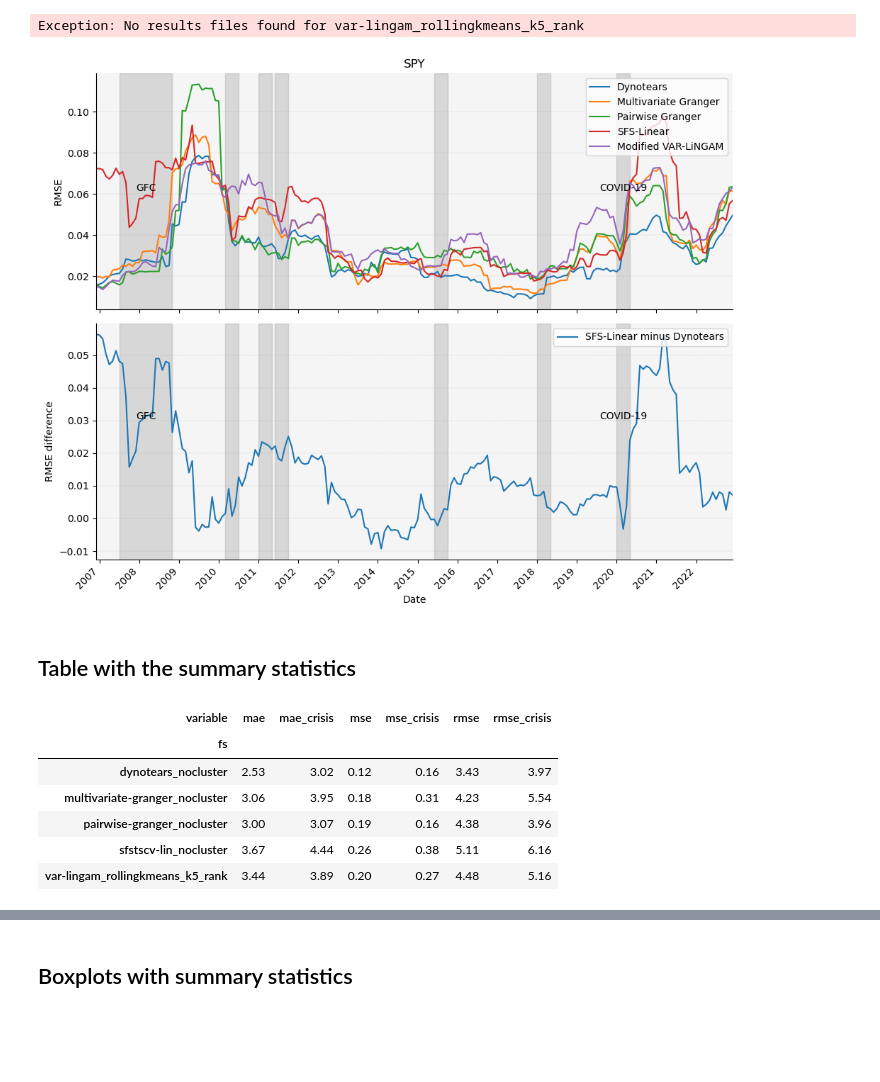
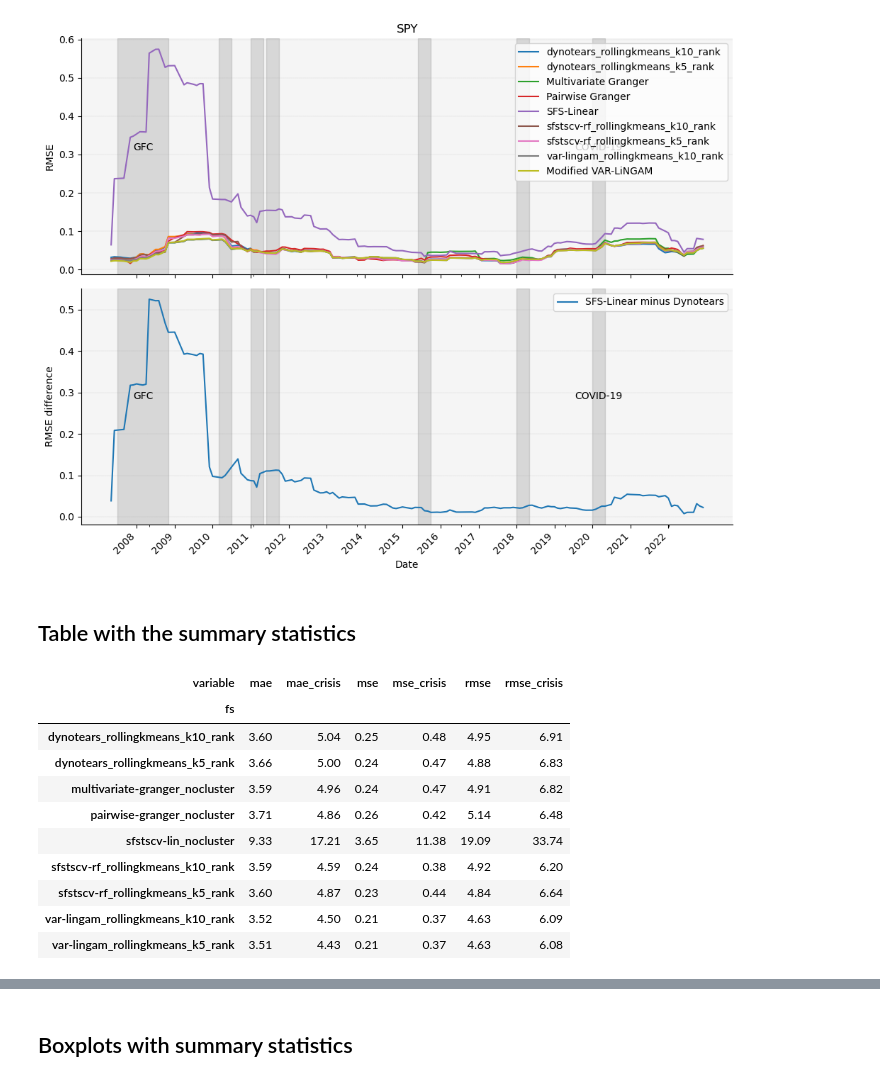
Before and after one commit to dcuoliveira/cml-fin, a Jupyter notebook: src/results_report_forecasting.ipynb, the cells around one changed output, grey strips where cells are left out. Cells and saved outputs as stored; diff of their text form; code cells hidden in the pictures; blank space fills up the shorter version.

Commit message:
update results report

```diff
--- a/src/results_report_forecasting.ipynb
+++ b/src/results_report_forecasting.ipynb
@@ -28,11 +28,16 @@ fs_methods_tags = {}
 # }
 
 fs_methods = [
-    # "sfstscv-lin_nocluster",
+    "sfstscv-lin_nocluster",
+    "sfstscv-rf_rollingkmeans_k5_rank",
+    "sfstscv-rf_rollingkmeans_k10_rank",
     # "dynotears_nocluster",
-    # "pairwise-granger_nocluster",
-    # "multivariate-granger_nocluster",
+    "dynotears_rollingkmeans_k5_rank",
+    "dynotears_rollingkmeans_k10_rank",
+    "multivariate-granger_nocluster",
+    "pairwise-granger_nocluster",
     "var-lingam_rollingkmeans_k5_rank",
+    "var-lingam_rollingkmeans_k10_rank",
     ]
 
 etfs = [
@@ -177,17 +182,20 @@ all_metrics_df = pd.concat(all_metrics)
 all_rolling_metrics_df = pd.concat(all_rolling_metrics)
 all_parents_df = pd.concat(all_parents)
 melted_all_metrics_df = all_metrics_df.reset_index().melt(id_vars=["fs", "etf"])
-# %% [output]
-Exception: No results files found for var-lingam_rollingkmeans_k5_rank
 # %%
 # SPY, XLP, XLK, XLY, XLF, XLB, XLI
 
 selected_models = [
-    "sfstscv_nocluster",
-    "dynotears_nocluster",
+    "sfstscv-lin_nocluster",
+    "sfstscv-rf_rollingkmeans_k5_rank",
+    "sfstscv-rf_rollingkmeans_k10_rank",
+    # "dynotears_nocluster",
+    "dynotears_rollingkmeans_k5_rank",
+    "dynotears_rollingkmeans_k10_rank",
+    "multivariate-granger_nocluster",
     "pairwise-granger_nocluster",
-    "multivariate-granger_nocluster",
     "var-lingam_rollingkmeans_k5_rank",
+    "var-lingam_rollingkmeans_k10_rank",
 ]
 
 rename_fs = {
@@ -202,7 +210,7 @@ for etf in all_rolling_metrics_df["etf"].unique():
     etf_rolling_metrics_df = all_rolling_metrics_df.loc[(all_rolling_metrics_df["etf"] == etf)&(all_rolling_metrics_df["variable"]=="rolling_rmse")].pivot_table(index=["date"], columns=["fs"], values=["value"])
     # etf_rolling_metrics_df = all_rolling_metrics_df.loc[(all_rolling_metrics_df["etf"] == etf)&(all_rolling_metrics_df["variable"]=="rolling_mse")&(all_rolling_metrics_df["fs"].isin(selected_models))].pivot_table(index=["date"], columns=["fs"], values=["value"])
     etf_rolling_metrics_df.columns = etf_rolling_metrics_df.columns.droplevel()
-    etf_rolling_metrics_df["SFS-Linear minus Dynotears"] = etf_rolling_metrics_df["sfstscv-lin_nocluster"] - etf_rolling_metrics_df["dynotears_nocluster"]
+    etf_rolling_metrics_df["SFS-Linear minus Dynotears"] = etf_rolling_metrics_df["sfstscv-lin_nocluster"] - etf_rolling_metrics_df["dynotears_rollingkmeans_k5_rank"]
     etf_rolling_metrics_df = etf_rolling_metrics_df.rename(columns=rename_fs)
 
      # Plotting
@@ -228,34 +236,34 @@ for etf in all_rolling_metrics_df["etf"].unique():
     axs[1].spines['top'].set_visible(False)
     axs[1].spines['right'].set_visible(False)
 
     # Add shaded regions for each event
     for event_name, date in event_dates:
         start_date, end_date = date[0], date[1]
         axs[0].axvspan(pd.to_datetime(start_date), pd.to_datetime(end_date), color='grey', alpha=0.25)
         axs[1].axvspan(pd.to_datetime(start_date), pd.to_datetime(end_date), color='grey', alpha=0.25)
 
          # Check if the event is GFC and add text label
         if (event_name == "GFC") or (event_name == "COVID-19"):
             mid_point = pd.to_datetime(start_date) + (pd.to_datetime(end_date) - pd.to_datetime(start_date)) / 2
             axs[0].text(mid_point, axs[0].get_ylim()[1] * 0.55, event_name, horizontalalignment='center', verticalalignment='top', color='black', fontsize=10)
             axs[1].text(mid_point, axs[1].get_ylim()[1] * 0.55, event_name, horizontalalignment='center', verticalalignment='top', color='black', fontsize=10)
 
 
     # Set x-ticks to yearly frequency, adjust as necessary
     tick_positions = pd.date_range(start=etf_rolling_metrics_df.index.min(), end=etf_rolling_metrics_df.index.max(), freq='AS')
     axs[1].set_xticks(tick_positions)
     axs[1].set_xticklabels([tp.strftime('%Y') for tp in tick_positions], rotation=45, ha='right')
 
     # Adjust layout for better visualization
     plt.tight_layout()
 
     # Export plot
     fig.savefig(os.path.join(results_path, f'{etf}_rolling_rmse.png'))
 
     # Show the plot
     plt.show()
 # %% [output]
-[figure, old version]
+[figure, new version]
 # %%
 all_etfs_scores = []
 all_avg_scores = []
@@ -300,11 +308,15 @@ melted_all_metrics_df.pivot_table(index=["fs"], columns=["variable"], values="va
 # %% [output]
 | variable | mae | mae_crisis | mse | mse_crisis | rmse | rmse_crisis |
 | fs |  |  |  |  |  |  |
-| dynotears_nocluster | 2.53 | 3.02 | 0.12 | 0.16 | 3.43 | 3.97 |
-| multivariate-granger_nocluster | 3.06 | 3.95 | 0.18 | 0.31 | 4.23 | 5.54 |
-| pairwise-granger_nocluster | 3.00 | 3.07 | 0.19 | 0.16 | 4.38 | 3.96 |
-| sfstscv-lin_nocluster | 3.67 | 4.44 | 0.26 | 0.38 | 5.11 | 6.16 |
-| var-lingam_rollingkmeans_k5_rank | 3.44 | 3.89 | 0.20 | 0.27 | 4.48 | 5.16 |
+| dynotears_rollingkmeans_k10_rank | 3.60 | 5.04 | 0.25 | 0.48 | 4.95 | 6.91 |
+| dynotears_rollingkmeans_k5_rank | 3.66 | 5.00 | 0.24 | 0.47 | 4.88 | 6.83 |
+| multivariate-granger_nocluster | 3.59 | 4.96 | 0.24 | 0.47 | 4.91 | 6.82 |
+| pairwise-granger_nocluster | 3.71 | 4.86 | 0.26 | 0.42 | 5.14 | 6.48 |
+| sfstscv-lin_nocluster | 9.33 | 17.21 | 3.65 | 11.38 | 19.09 | 33.74 |
+| sfstscv-rf_rollingkmeans_k10_rank | 3.59 | 4.59 | 0.24 | 0.38 | 4.92 | 6.20 |
+| sfstscv-rf_rollingkmeans_k5_rank | 3.60 | 4.87 | 0.23 | 0.44 | 4.84 | 6.64 |
+| var-lingam_rollingkmeans_k10_rank | 3.52 | 4.50 | 0.21 | 0.37 | 4.63 | 6.09 |
+| var-lingam_rollingkmeans_k5_rank | 3.51 | 4.43 | 0.21 | 0.37 | 4.63 | 6.08 |
 # %%
 pivot_all_metrics_df = melted_all_metrics_df.pivot_table(index=["fs"], columns=["variable"], values="value")
 
```
Also changed, not shown: parts of 2 cells of this notebook, 22 other files.
